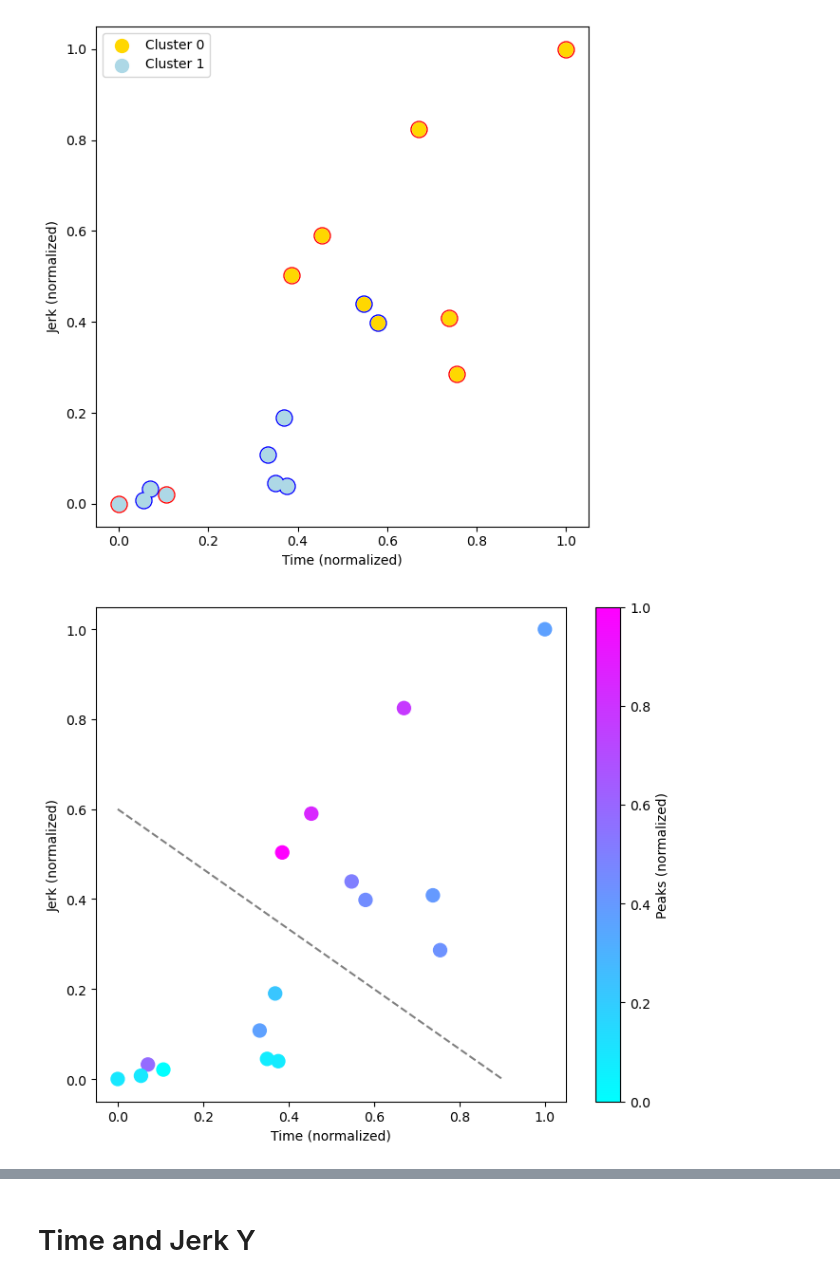
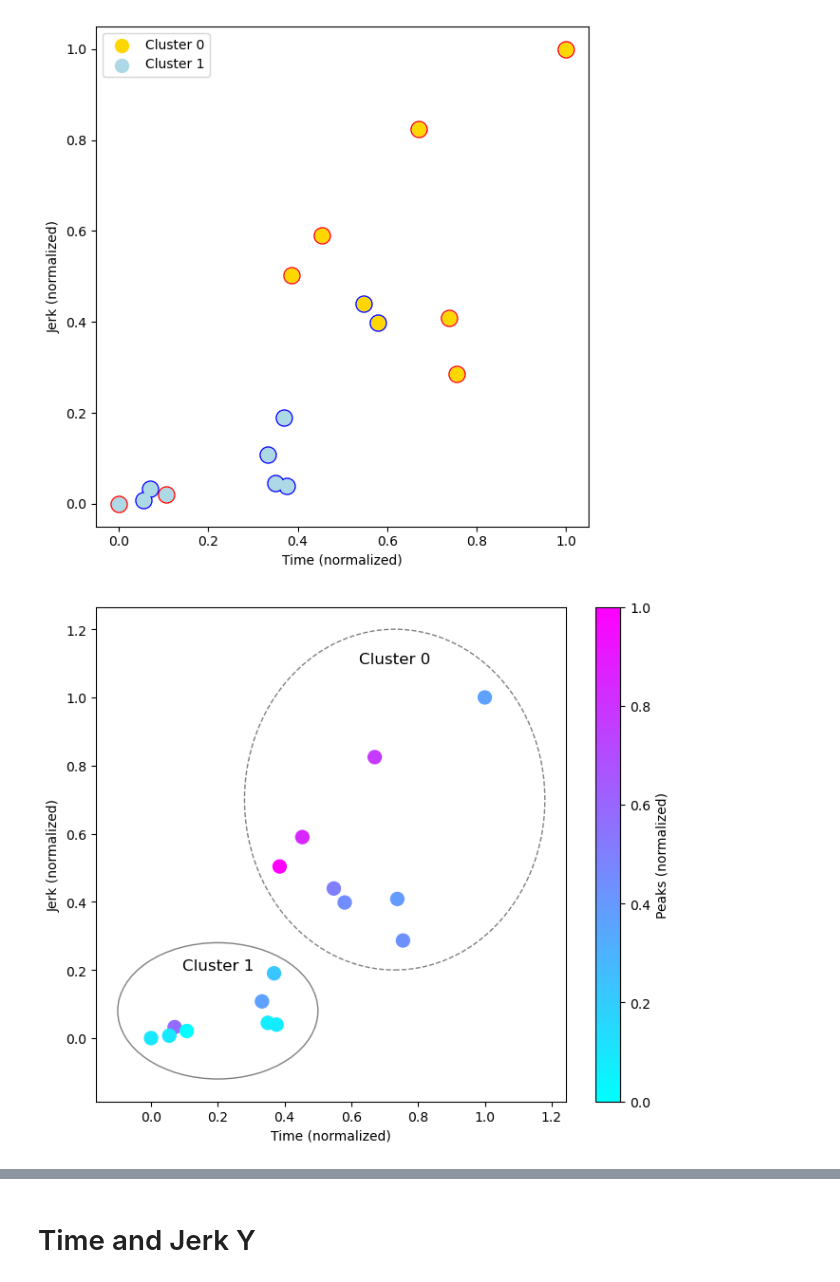
Before and after one commit to doertiboy/MasterStudy, a Jupyter notebook: 03_Clustering.ipynb, the cells around one changed output, grey strips where cells are left out. Cells and saved outputs as stored; diff of their text form; code cells hidden in the pictures.

Commit message:
change plotting of clusters

```diff
--- a/03_Clustering.ipynb
+++ b/03_Clustering.ipynb
@@ -155,9 +156,6 @@ dataset = time_jerk
 
 c = 0
 for cluster_label in range(2):
-    female_counts[cluster_label] = np.sum((gender == 0) & (kmeans.labels_ == cluster_label))
-    male_counts[cluster_label] = np.sum((gender == 1) & (kmeans.labels_ == cluster_label))
-
     markers = ['o', 'o']
     cluster_data = dataset[kmeans.labels_ == cluster_label]
     for i, point in enumerate(cluster_data):
@@ -186,32 +184,45 @@ The PostScript backend does not support transparency; partially transparent arti
 # %%
 # Dataset including peaks
 dataset = np.column_stack((time, jerk, peaks))
 
 # Count male and female in each cluster
 female_counts = {}
 male_counts = {}
 for cluster_label in range(2):
     female_counts[cluster_label] = np.sum((gender == 0) & (kmeans.labels_ == cluster_label))
     male_counts[cluster_label] = np.sum((gender == 1) & (kmeans.labels_ == cluster_label))
 
 # Plotting clustered scatter plot with peak values as color
 plt.figure(figsize=(7, 6))
 
 # Use a colormap to indicate peak values
 scatter = plt.scatter(dataset[:, 0], dataset[:, 1], c=dataset[:, 2], cmap='cool', s=100) #YlGnBu #cool
 plt.xlabel('Time (normalized)')
 plt.ylabel('Jerk (normalized)')
 
 # Add colorbar to show the scale of peaks
 colorbar = plt.colorbar(scatter)
 colorbar.set_label('Peaks (normalized)')
 
 # Separate clusters by line
-plt.plot([0, 0.9], [0.6, 0], color='grey', linestyle='--')
+# plt.plot([0, 0.9], [0.6, 0], color='grey', linestyle='--')
+
+ellipseStart = Ellipse(xy=(0.73, 0.7), width=0.9, height=1, edgecolor='gray', facecolor='none', linewidth=1, linestyle='--')
+plt.gca().add_patch(ellipseStart)
+
+ellipseStart = Ellipse(xy=(0.2, 0.08), width=0.6, height=0.4, edgecolor='gray', facecolor='none', linewidth=1)
+plt.gca().add_patch(ellipseStart)
+
+# Annotate the clusters
+plt.annotate('Cluster 1', xy=(0.2, 0.08), xytext=(0.2, 0.2),
+             fontsize=12, ha='center')
+
+plt.annotate('Cluster 0', xy=(0.73, 1), xytext=(0.73, 1.1),
+             fontsize=12, ha='center')
 
 plt.tight_layout()
-plt.savefig('Plots/clusterTimeJerkPeaks.eps')
+plt.savefig('Plots/clusterTimeJerkPeaks.jpg')
 plt.savefig('../MasterThesis/figures/clusterTimeJerkPeaks.eps')
 plt.show()
 # %% [output]
-[figure, old version]
+[figure, new version]
```
Also changed, not shown: parts of 14 cells of this notebook, 8 other files.
